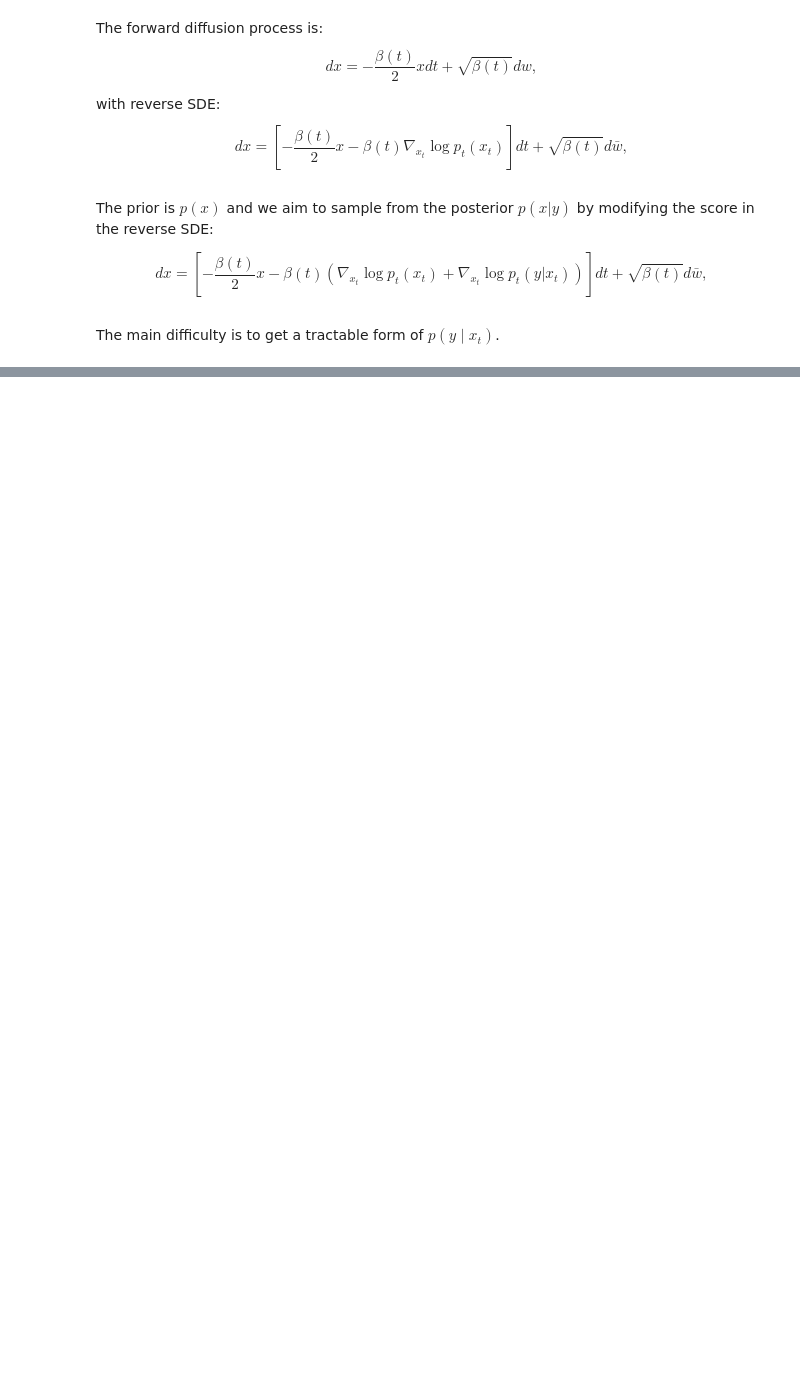
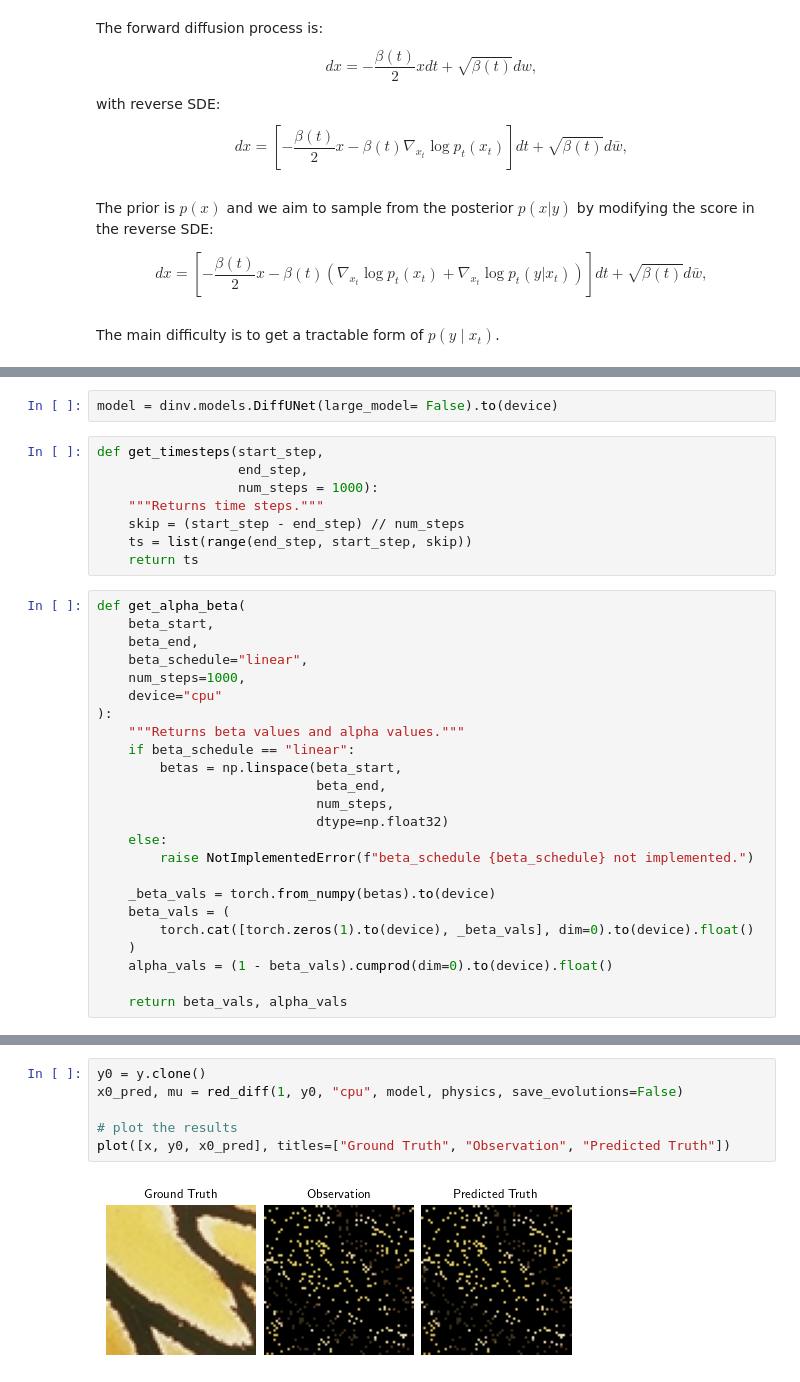
Before and after one commit to isomorphicdude/RED-diff, a Jupyter notebook: demo.ipynb, the cells around one changed output, grey strips where cells are left out. Drawn from its saved outputs; the diff is of its cells as text; blank space fills up the shorter version.

```diff
--- a/demo.ipynb
+++ b/demo.ipynb
@@ -63,0 +67,34 @@ The main difficulty is to get a tractable form of $p(y \mid x_t)$.
+# %%
+model = dinv.models.DiffUNet(large_model= False).to(device)
+# %%
+def get_timesteps(start_step,
+                  end_step,
+                  num_steps = 1000):
+    """Returns time steps."""
+    skip = (start_step - end_step) // num_steps
+    ts = list(range(end_step, start_step, skip))
+    return ts
+# %%
+def get_alpha_beta(
+    beta_start,
+    beta_end,
+    beta_schedule="linear",
+    num_steps=1000,
+    device="cpu"
+):
+    """Returns beta values and alpha values."""
+    if beta_schedule == "linear":
+        betas = np.linspace(beta_start,
+                            beta_end,
+                            num_steps,
+                            dtype=np.float32)
+    else:
+        raise NotImplementedError(f"beta_schedule {beta_schedule} not implemented.")
+
+    _beta_vals = torch.from_numpy(betas).to(device)
+    beta_vals = (
+        torch.cat([torch.zeros(1).to(device), _beta_vals], dim=0).to(device).float()
+    )
+    alpha_vals = (1 - beta_vals).cumprod(dim=0).to(device).float()
+
+    return beta_vals, alpha_vals
@@ -63,0 +208,8 @@ The main difficulty is to get a tractable form of $p(y \mid x_t)$.
+# %%
+y0 = y.clone()
+x0_pred, mu = red_diff(1, y0, "cpu", model, physics, save_evolutions=False)
+
+# plot the results
+plot([x, y0, x0_pred], titles=["Ground Truth", "Observation", "Predicted Truth"])
+# %% [output]
+[figure, added]
```
Also changed, not shown: parts of 3 cells of this notebook.
